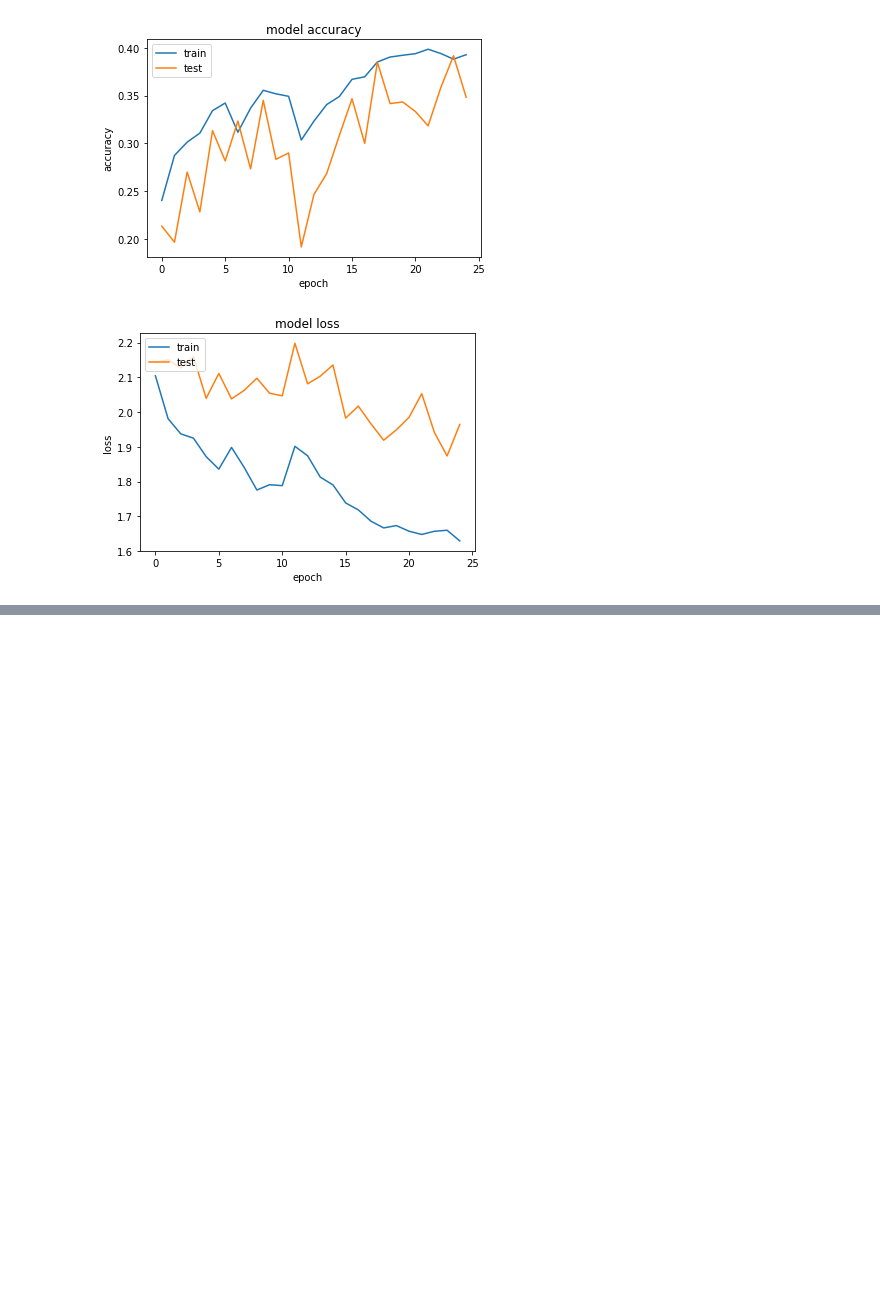
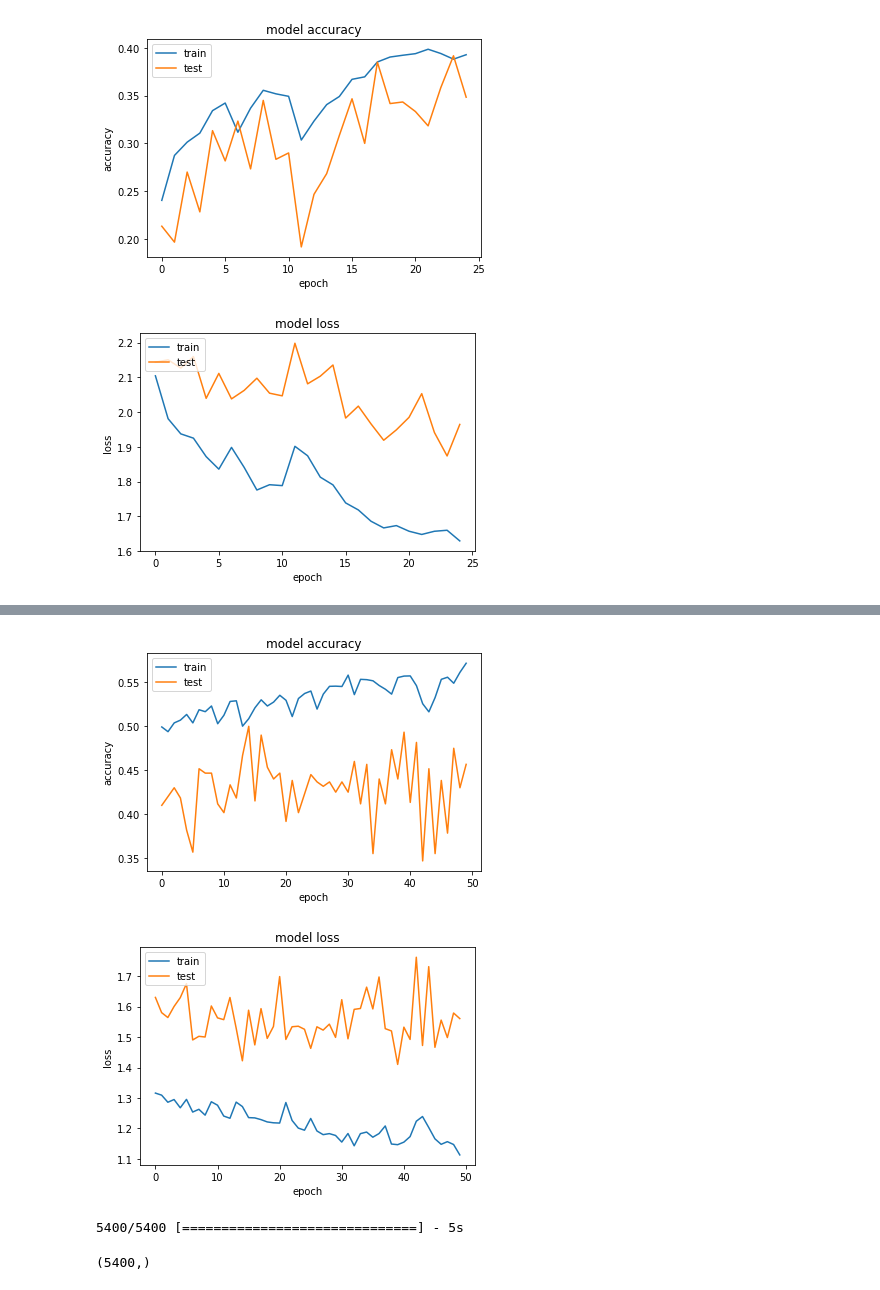
Before and after one commit to mgriffin1994/EE379K, a Jupyter notebook: FinalProj.ipynb, the cells around one changed output, grey strips where cells are left out. Saved outputs shown, nothing was run; the diff lists cells and outputs as text; code cells hidden in the pictures; blank space fills up the shorter version.

```diff
--- a/FinalProj.ipynb
+++ b/FinalProj.ipynb
@@ -753,0 +873,33 @@ plt.show()
+# %%
+plt.plot(hist.history['acc'])
+plt.plot(hist.history['val_acc'])
+plt.title('model accuracy')
+plt.ylabel('accuracy')
+plt.xlabel('epoch')
+plt.legend(['train', 'test'], loc='upper left')
+plt.show()
+# summarize history for loss
+plt.plot(hist.history['loss'])
+plt.plot(hist.history['val_loss'])
+plt.title('model loss')
+plt.ylabel('loss')
+plt.xlabel('epoch')
+plt.legend(['train', 'test'], loc='upper left')
+plt.show()
+#128, 128 bi lstm, w/ chroma, zcr, mfcc, sp_centroid, sp_rolloff w/ 32 dense, conv 32 filters, 3 kernel
+#split data into groups of 6 (6 times the samples, each 6 times shorter) (XtrainLARGE3)
+#adam 0.003
+#150 epochs, 128 batch size (epochs 100:150)
+#weights_128.139-0.5572-1.1467.hdf5
+# %% [output]
+[figure, added]
+[figure, added]
+# %%
+model.load_weights(MODEL_DIR+"/model_batch128/weights_128.139-0.5572-1.1467.hdf5")
+pred = model.predict_classes(X, batch_size=256)
+# %% [output]
+5400/5400 [==============================] - 5s
+# %%
+print(pred.shape)
+# %% [output]
+(5400,)
```
Also changed, not shown: parts of 13 cells of this notebook.
